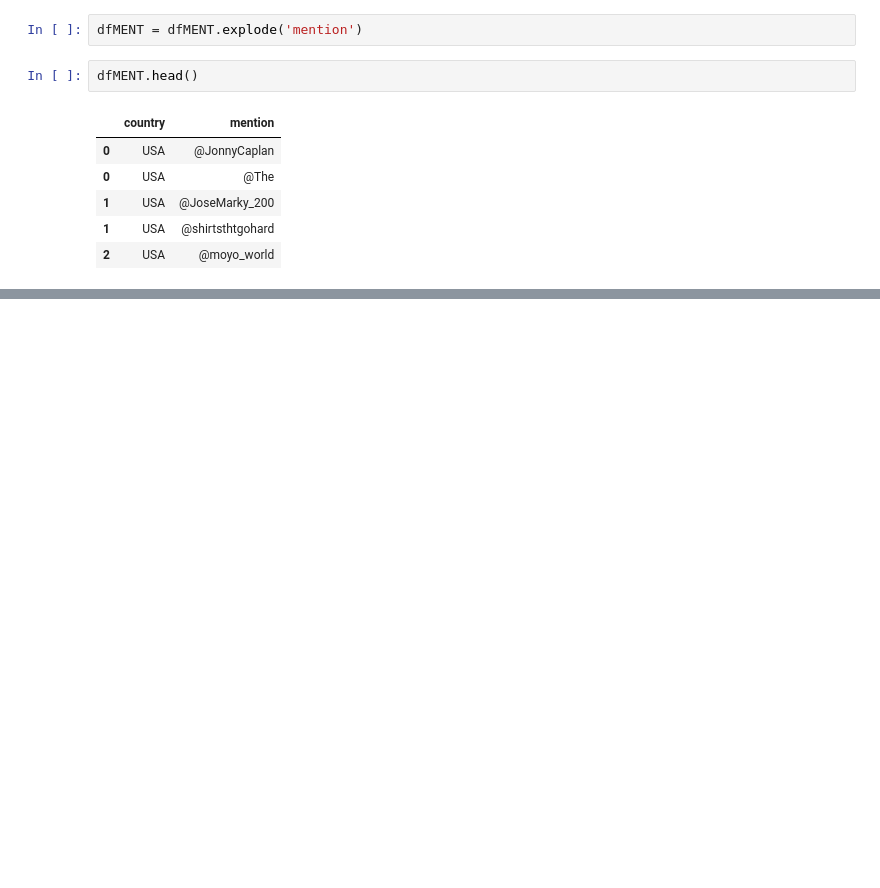
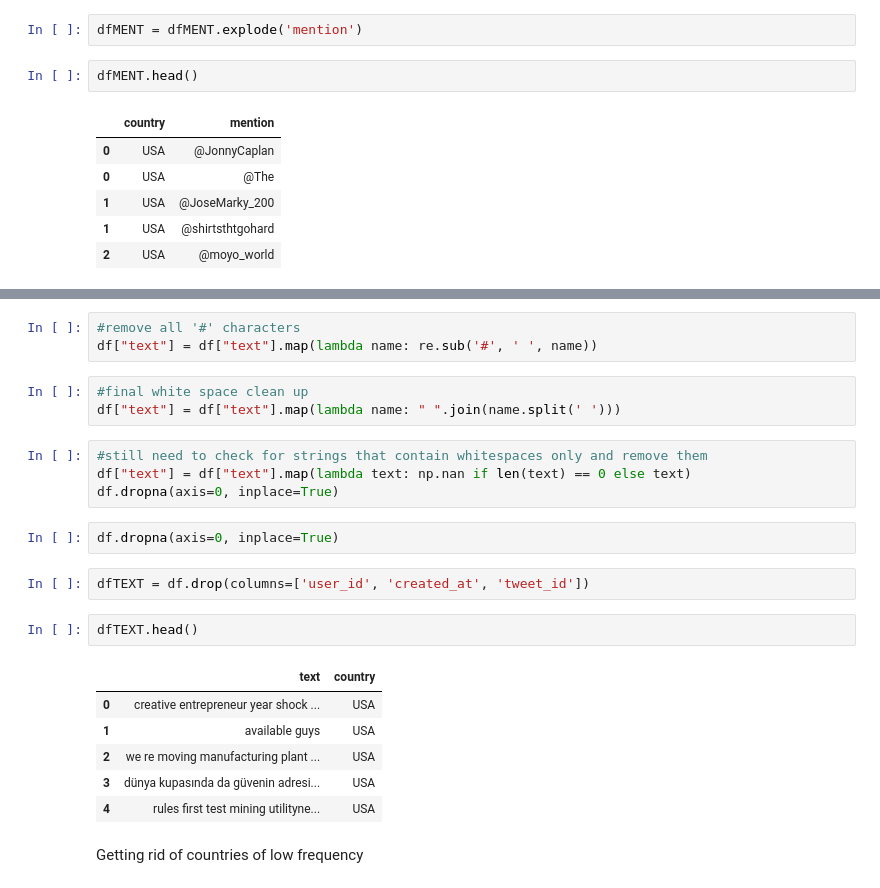
Before and after one commit to Apostolos-sc/seng544-proj-2, a Jupyter notebook: Project2_NB.ipynb, the cells around one changed output, grey strips where cells are left out. Saved outputs shown, nothing was run; the diff lists cells and outputs as text; blank space fills up the shorter version.

```diff
--- a/Project2_NB.ipynb
+++ b/Project2_NB.ipynb
@@ -251,0 +327,25 @@ dfMENT.head()
+# %%
+#remove all '#' characters
+df["text"] = df["text"].map(lambda name: re.sub('#', ' ', name))
+# %%
+#final white space clean up
+df["text"] = df["text"].map(lambda name: " ".join(name.split(' ')))
+# %%
+#still need to check for strings that contain whitespaces only and remove them
+df["text"] = df["text"].map(lambda text: np.nan if len(text) == 0 else text)
+df.dropna(axis=0, inplace=True)
+# %%
+df.dropna(axis=0, inplace=True)
+# %%
+dfTEXT = df.drop(columns=['user_id', 'created_at', 'tweet_id'])
+# %%
+dfTEXT.head()
+# %% [output]
+|  | text | country |
+| 0 | creative entrepreneur year shock ... | USA |
+| 1 | available guys | USA |
+| 2 | we re moving manufacturing plant ... | USA |
+| 3 | dünya kupasında da güvenin adresi... | USA |
+| 4 | rules first test mining utilityne... | USA |
+# %% [markdown]
+Getting rid of countries of low frequency
```
Also changed, not shown: parts of 43 cells of this notebook.
